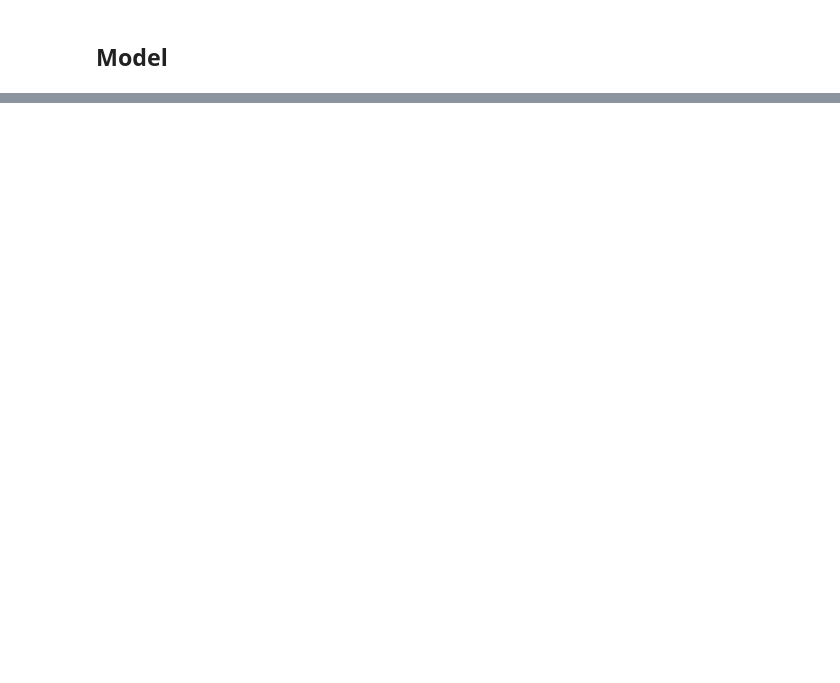
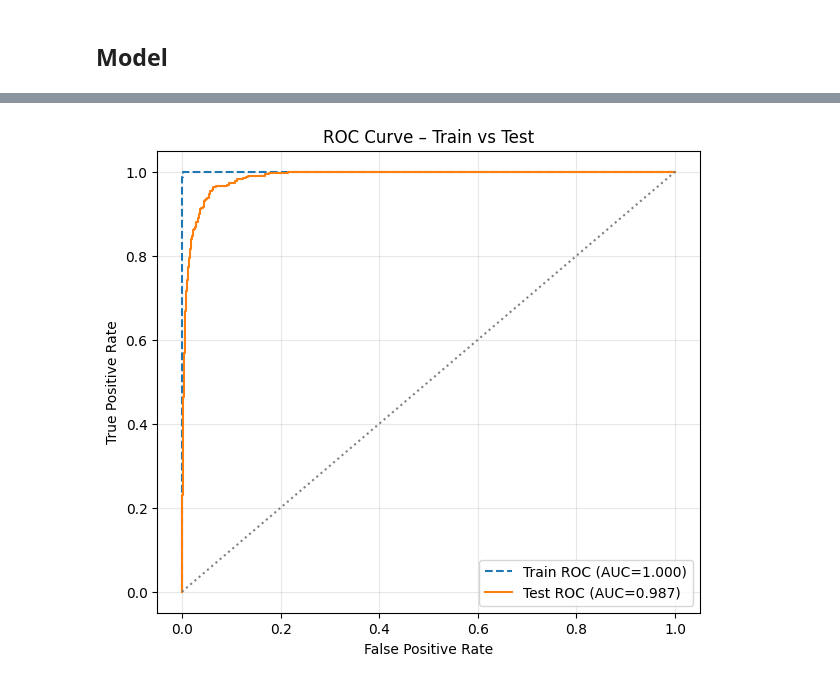
Before and after one commit to Pedro-Vital/End-to-end-ML-project-churn-prediction, a Jupyter notebook: research/01_Experiment.ipynb, the cells around one changed output, grey strips where cells are left out. Drawn from its saved outputs; the diff is of its cells as text; code cells hidden in the pictures; blank space fills up the shorter version.

Commit message:
Model phase complete

```diff
--- a/research/01_Experiment.ipynb
+++ b/research/01_Experiment.ipynb
@@ -829,0 +902,31 @@ report_auc
+# %%
+from sklearn.metrics import roc_curve, auc
+import matplotlib.pyplot as plt
+
+# XGBoost
+best_model = grid_xgb.best_estimator_
+
+# Predict probabilities
+y_train_pred = best_model.predict_proba(X_train_preprocessed)[:, 1]
+y_test_pred = best_model.predict_proba(X_test_preprocessed)[:, 1]
+
+# Compute ROC curve and AUC
+fpr_train, tpr_train, _ = roc_curve(y_train, y_train_pred)
+fpr_test, tpr_test, _ = roc_curve(y_test, y_test_pred)
+
+auc_train = auc(fpr_train, tpr_train)
+auc_test = auc(fpr_test, tpr_test)
+
+# Plot
+plt.figure(figsize=(7,6))
+plt.plot(fpr_train, tpr_train, label=f"Train ROC (AUC={auc_train:.3f})", linestyle="--")
+plt.plot(fpr_test, tpr_test, label=f"Test ROC (AUC={auc_test:.3f})")
+plt.plot([0, 1], [0, 1], color='grey', linestyle=':')
+plt.xlabel("False Positive Rate")
+plt.ylabel("True Positive Rate")
+plt.title("ROC Curve - Train vs Test")
+plt.legend()
+plt.grid(alpha=0.3)
+plt.show()
+# %% [output]
+[figure, added]
```
Also changed, not shown: parts of 16 cells of this notebook.
